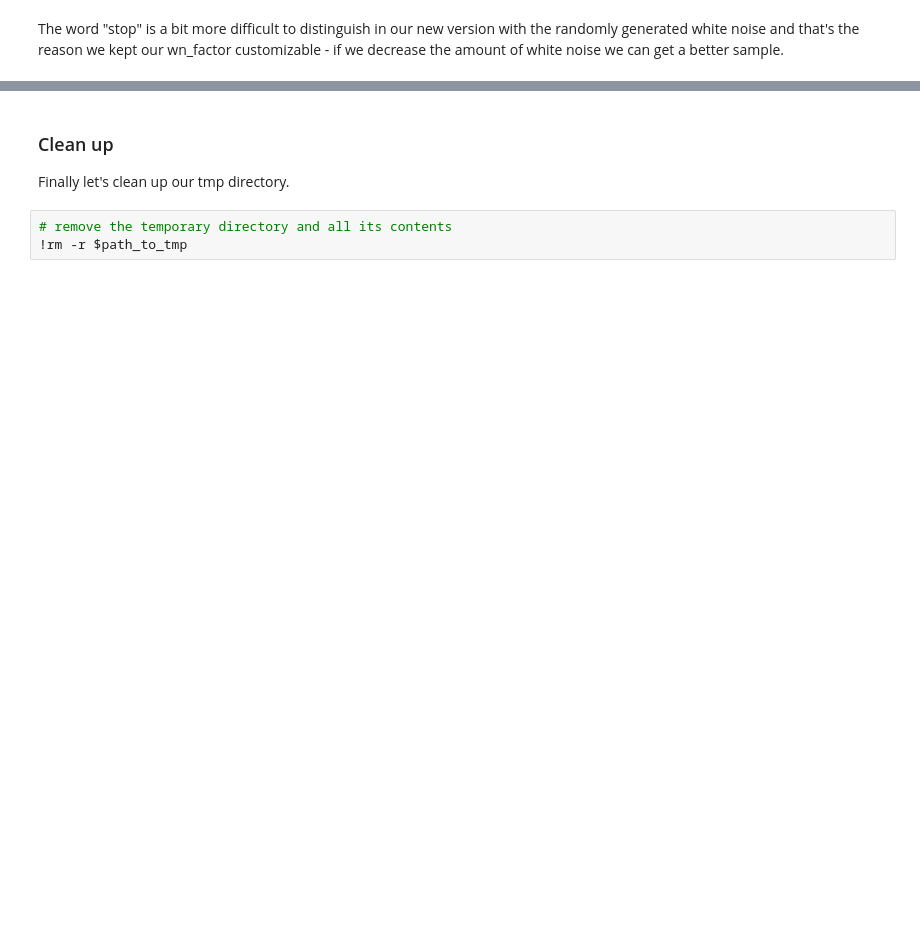
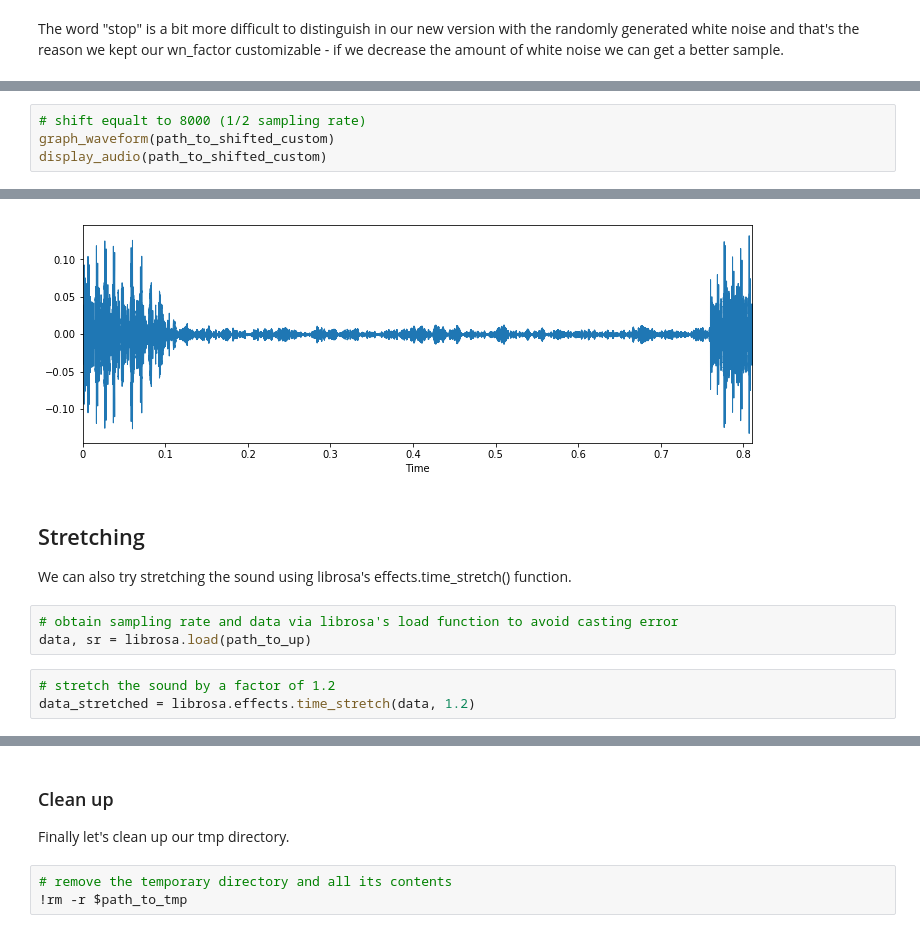
Before and after one commit to mateuszjurewicz/tensorflow_speech_recognition, a Jupyter notebook: 2. Preprocessing and data augmentation.ipynb, the cells around one changed output, grey strips where cells are left out. Drawn from its saved outputs; the diff is of its cells as text; blank space fills up the shorter version.

```diff
--- a/2. Preprocessing and data augmentation.ipynb
+++ b/2. Preprocessing and data augmentation.ipynb
@@ -204,0 +243,5 @@ https://www.kaggle.com/CVxTz/audio-data-augmentation
+# %%
+# shift equalt to 8000 (1/2 sampling rate)
+graph_waveform(path_to_shifted_custom)
+display_audio(path_to_shifted_custom)
+# %% [output]
@@ -204,0 +249,10 @@ https://www.kaggle.com/CVxTz/audio-data-augmentation
+[figure, added]
+# %% [markdown]
+## Stretching
+We can also try stretching the sound using librosa's effects.time_stretch() function.
+# %%
+# obtain sampling rate and data via librosa's load function to avoid casting error
+data, sr = librosa.load(path_to_up)
+# %%
+# stretch the sound by a factor of 1.2
+data_stretched = librosa.effects.time_stretch(data, 1.2)
```
Also changed, not shown: parts of 23 cells of this notebook, 2 other files.
